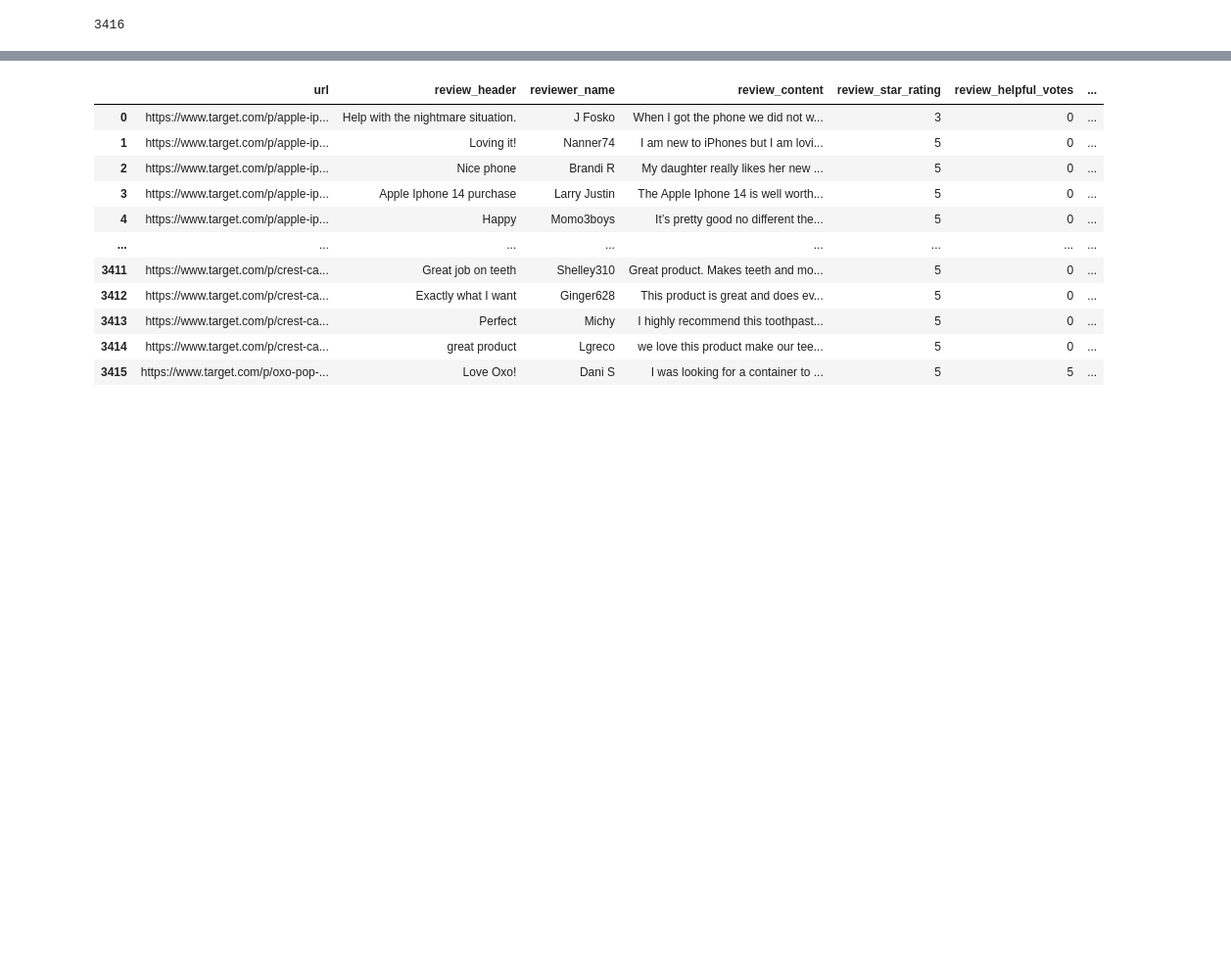
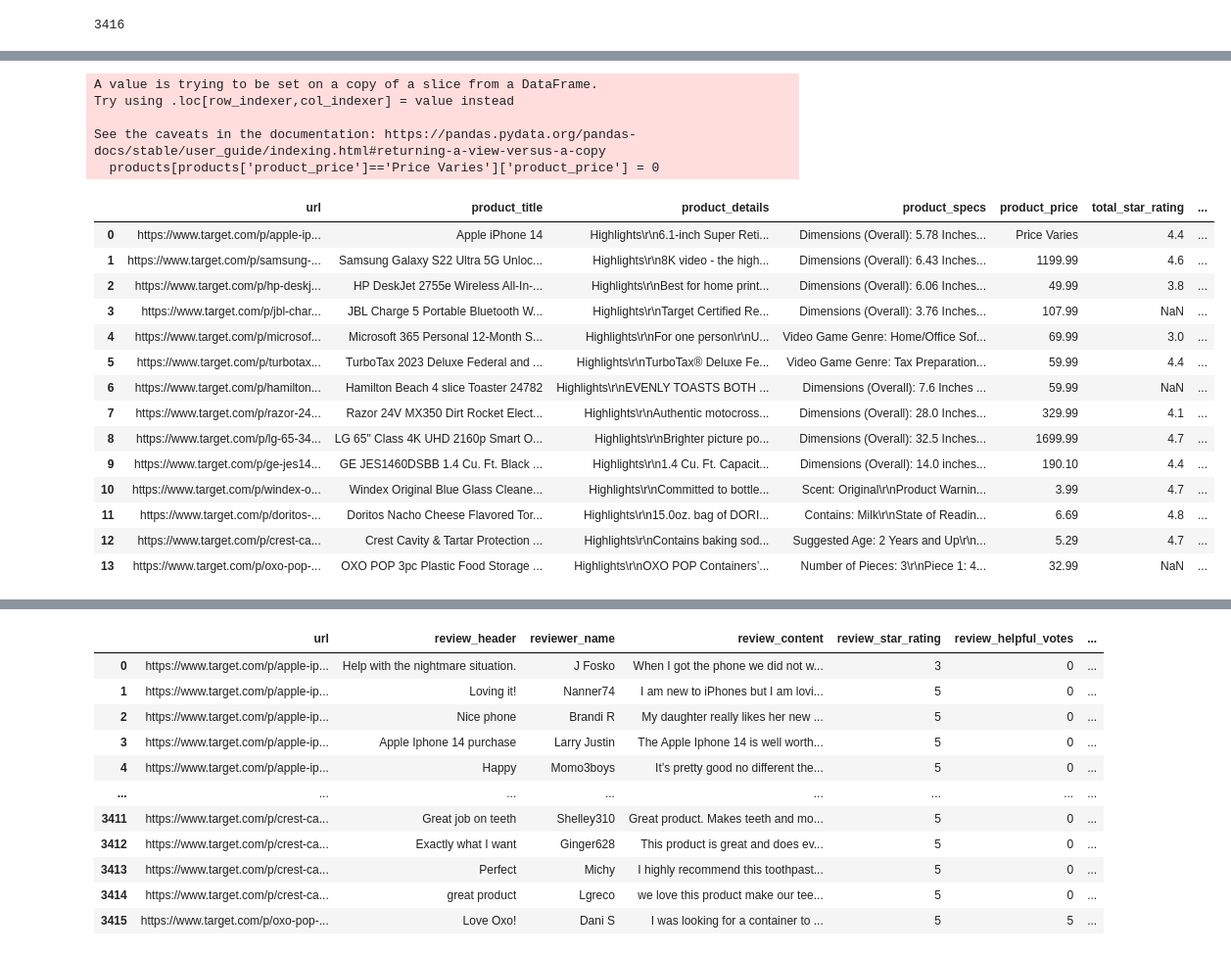
Before and after one commit to aneeshkhole/Perceived-Usefulness-of-online-customer-reviews, a Jupyter notebook: src/target parsing.ipynb, the cells around one changed output, grey strips where cells are left out. Shown: that part at 98% size. Saved outputs shown, nothing was run; the diff lists cells and outputs as text; code cells hidden in the pictures; blank space fills up the shorter version.

Commit message:
Revert "Adding Combined Data Files"
This reverts commit 3dcd8259a84750339a4df550f3ede1827504b6b0.

```diff
--- a/src/target parsing.ipynb
+++ b/src/target parsing.ipynb
@@ -695,25 +287,45 @@ products['description_subjectivity'] = None
 # %%
 stop = set(stopwords.words("english"))
 for i,row in products.iterrows():
     blob = textblob.TextBlob(row['product_details'] + "\n" + row['product_specs'])
     # tokens = set(blob.words)
     # blob = textblob.TextBlob(''.join(tokens-stop))
     subj = blob.subjectivity
     #print(subj)
     row['description_subjectivity'] = float(subj)
     products.loc[i] = row
 
 #products
 
 products['total_star_votes'] = products['total_star_votes'].str.replace(' star ratings','')
 products['total_star_votes'] = products['total_star_votes'].astype(float)
 products
 
 products['product_price'] = products['product_price'].str.replace('\$|,','',regex=True)
-
-#products['product_price'] = products['product_price'].str.replace('Price Varies','1100')#,regex=True)
 #products[products['product_price']=='Price Varies']['product_price'] = 0
 #products['product_price'] = products['product_price'].astype(float)
+products
+# %% [output]
+A value is trying to be set on a copy of a slice from a DataFrame.
+Try using .loc[row_indexer,col_indexer] = value instead
+
+See the caveats in the documentation: https://pandas.pydata.org/pandas-docs/stable/user_guide/indexing.html#returning-a-view-versus-a-copy
+  products[products['product_price']=='Price Varies']['product_price'] = 0
+|  | url | product_title | product_details | product_specs | product_price | total_star_rating | ... |
+| 0 | https://www.target.com/p/apple-ip... | Apple iPhone 14 | Highlights\r\n6.1-inch Super Reti... | Dimensions (Overall): 5.78 Inches... | Price Varies | 4.4 | ... |
+| 1 | https://www.target.com/p/samsung-... | Samsung Galaxy S22 Ultra 5G Unloc... | Highlights\r\n8K video - the high... | Dimensions (Overall): 6.43 Inches... | 1199.99 | 4.6 | ... |
+| 2 | https://www.target.com/p/hp-deskj... | HP DeskJet 2755e Wireless All-In-... | Highlights\r\nBest for home print... | Dimensions (Overall): 6.06 Inches... | 49.99 | 3.8 | ... |
+| 3 | https://www.target.com/p/jbl-char... | JBL Charge 5 Portable Bluetooth W... | Highlights\r\nTarget Certified Re... | Dimensions (Overall): 3.76 Inches... | 107.99 | NaN | ... |
+| 4 | https://www.target.com/p/microsof... | Microsoft 365 Personal 12-Month S... | Highlights\r\nFor one person\r\nU... | Video Game Genre: Home/Office Sof... | 69.99 | 3.0 | ... |
+| 5 | https://www.target.com/p/turbotax... | TurboTax 2023 Deluxe Federal and ... | Highlights\r\nTurboTax® Deluxe Fe... | Video Game Genre: Tax Preparation... | 59.99 | 4.4 | ... |
+| 6 | https://www.target.com/p/hamilton... | Hamilton Beach 4 slice Toaster 24782 | Highlights\r\nEVENLY TOASTS BOTH ... | Dimensions (Overall): 7.6 Inches ... | 59.99 | NaN | ... |
+| 7 | https://www.target.com/p/razor-24... | Razor 24V MX350 Dirt Rocket Elect... | Highlights\r\nAuthentic motocross... | Dimensions (Overall): 28.0 Inches... | 329.99 | 4.1 | ... |
+| 8 | https://www.target.com/p/lg-65-34... | LG 65" Class 4K UHD 2160p Smart O... | Highlights\r\nBrighter picture po... | Dimensions (Overall): 32.5 Inches... | 1699.99 | 4.7 | ... |
+| 9 | https://www.target.com/p/ge-jes14... | GE JES1460DSBB 1.4 Cu. Ft. Black ... | Highlights\r\n1.4 Cu. Ft. Capacit... | Dimensions (Overall): 14.0 inches... | 190.10 | 4.4 | ... |
+| 10 | https://www.target.com/p/windex-o... | Windex Original Blue Glass Cleane... | Highlights\r\nCommitted to bottle... | Scent: Original\r\nProduct Warnin... | 3.99 | 4.7 | ... |
+| 11 | https://www.target.com/p/doritos-... | Doritos Nacho Cheese Flavored Tor... | Highlights\r\n15.0oz. bag of DORI... | Contains: Milk\r\nState of Readin... | 6.69 | 4.8 | ... |
+| 12 | https://www.target.com/p/crest-ca... | Crest Cavity & Tartar Protection ... | Highlights\r\nContains baking sod... | Suggested Age: 2 Years and Up\r\n... | 5.29 | 4.7 | ... |
+| 13 | https://www.target.com/p/oxo-pop-... | OXO POP 3pc Plastic Food Storage ... | Highlights\r\nOXO POP Containers’... | Number of Pieces: 3\r\nPiece 1: 4... | 32.99 | NaN | ... |
 # %%
 products.info()
 products['description_subjectivity'] = products['description_subjectivity'].astype(float)
```
Also changed, not shown: parts of 30 cells of this notebook, 16 other files.
